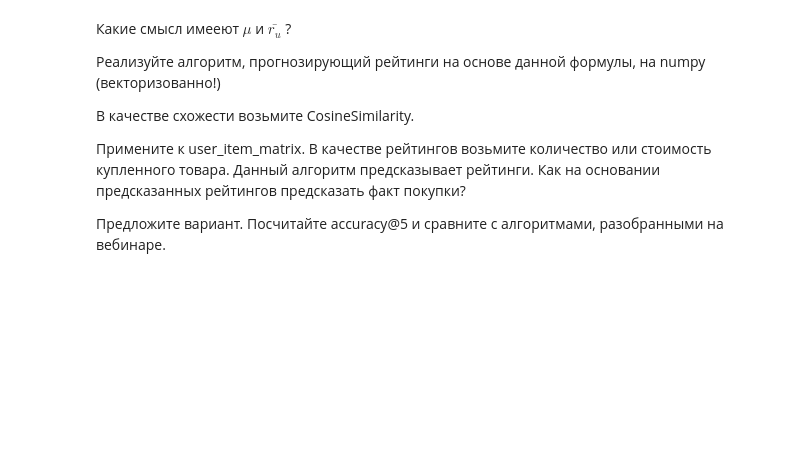
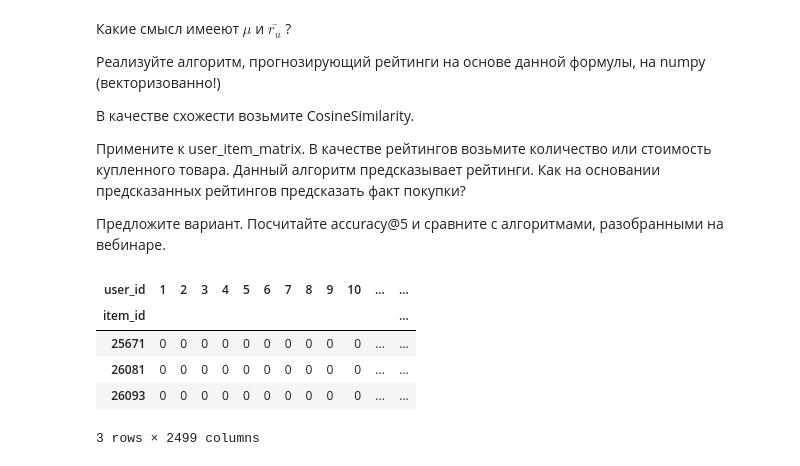
Before and after one commit to VitalyGladyshev/gb_rec_sys, a Jupyter notebook: rc_hw_02.ipynb, the cells around one changed output. Cells and saved outputs as stored; diff of their text form; code cells hidden in the pictures; blank space fills up the shorter version.

```diff
--- a/rc_hw_02.ipynb
+++ b/rc_hw_02.ipynb
@@ -476,3 +476,18 @@ $$r_{u,i} = \mu + \bar{r_u} + \frac{1}{S}\sum\limits_{v \in U}\operatorname{sim}
 
 Предложите вариант.
 Посчитайте accuracy@5 и сравните с алгоритмами, разобранными на вебинаре.
+# %%
+item_user_matrix = pd.pivot_table(data_train,
+                                  index='item_id', columns='user_id',
+                                  values='quantity',
+                                  aggfunc='sum',
+                                  fill_value=0)
+# %%
+item_user_matrix.head(3)
+# %% [output]
+| user_id | 1 | 2 | 3 | 4 | 5 | 6 | 7 | 8 | 9 | 10 | ... | ... |
+| item_id |  |  |  |  |  |  |  |  |  |  |  | ... |
+| 25671 | 0 | 0 | 0 | 0 | 0 | 0 | 0 | 0 | 0 | 0 | ... | ... |
+| 26081 | 0 | 0 | 0 | 0 | 0 | 0 | 0 | 0 | 0 | 0 | ... | ... |
+| 26093 | 0 | 0 | 0 | 0 | 0 | 0 | 0 | 0 | 0 | 0 | ... | ... |
+3 rows × 2499 columns
```
Also changed, not shown: parts of 12 cells of this notebook.
